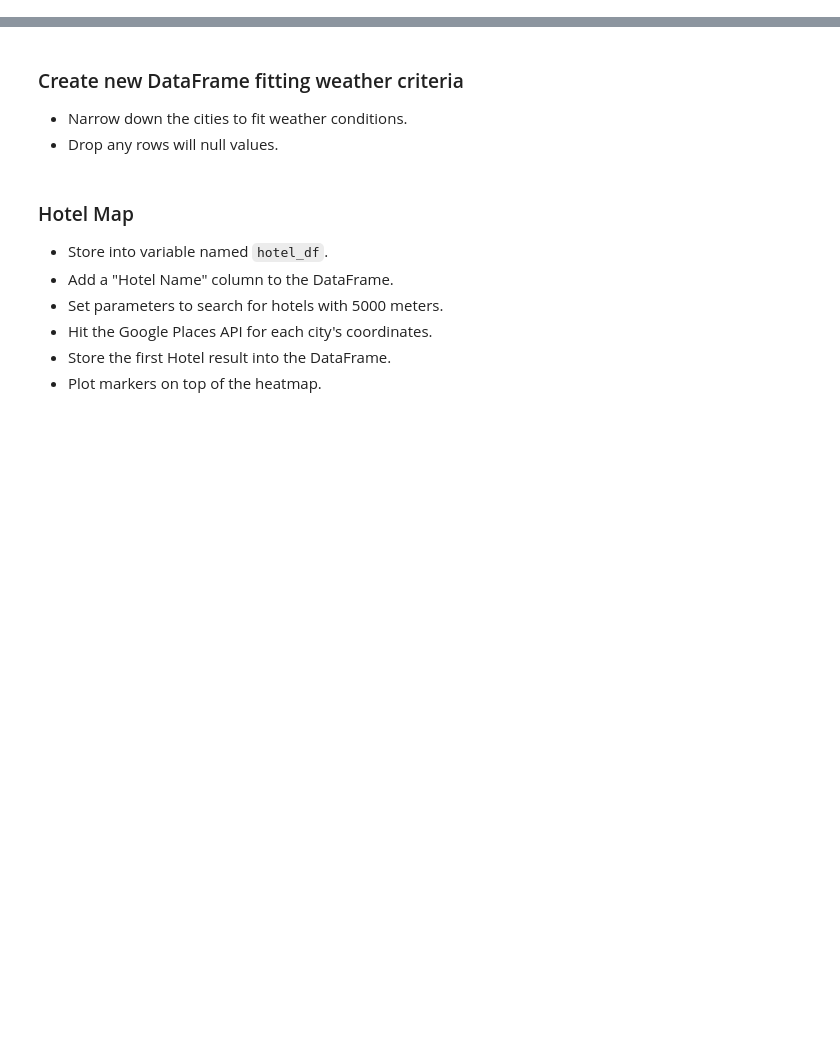
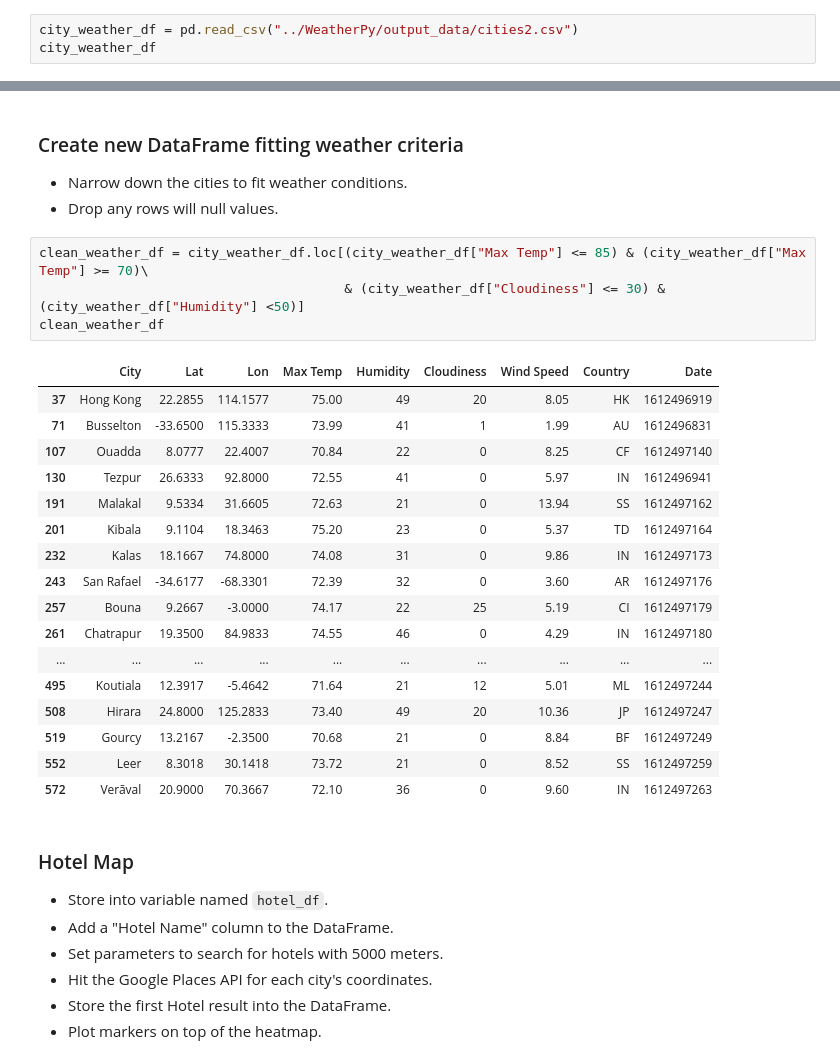
Before and after one commit to PatriceW2/Python-API-Challenge-, a Jupyter notebook: VacationPy/VacationPy.ipynb, the cells around one changed output, grey strips where cells are left out. Cells and saved outputs as stored; diff of their text form; blank space fills up the shorter version.

```diff
--- a/VacationPy/VacationPy.ipynb
+++ b/VacationPy/VacationPy.ipynb
@@ -20,3 +40,6 @@ from config import g_key
 # %% [markdown]
 ### Store Part I results into DataFrame
 * Load the csv exported in Part I to a DataFrame
+# %%
+city_weather_df = pd.read_csv("../WeatherPy/output_data/cities2.csv")
+city_weather_df
@@ -29,6 +95,28 @@ from config import g_key
 ### Create new DataFrame fitting weather criteria
 * Narrow down the cities to fit weather conditions.
 * Drop any rows will null values.
+# %%
+clean_weather_df = city_weather_df.loc[(city_weather_df["Max Temp"] <= 85) & (city_weather_df["Max Temp"] >= 70)\
+                                       & (city_weather_df["Cloudiness"] <= 30) & (city_weather_df["Humidity"] <50)]
+clean_weather_df
+# %% [output]
+|  | City | Lat | Lon | Max Temp | Humidity | Cloudiness | Wind Speed | Country | Date |
+| 37 | Hong Kong | 22.2855 | 114.1577 | 75.00 | 49 | 20 | 8.05 | HK | 1612496919 |
+| 71 | Busselton | -33.6500 | 115.3333 | 73.99 | 41 | 1 | 1.99 | AU | 1612496831 |
+| 107 | Ouadda | 8.0777 | 22.4007 | 70.84 | 22 | 0 | 8.25 | CF | 1612497140 |
+| 130 | Tezpur | 26.6333 | 92.8000 | 72.55 | 41 | 0 | 5.97 | IN | 1612496941 |
+| 191 | Malakal | 9.5334 | 31.6605 | 72.63 | 21 | 0 | 13.94 | SS | 1612497162 |
+| 201 | Kibala | 9.1104 | 18.3463 | 75.20 | 23 | 0 | 5.37 | TD | 1612497164 |
+| 232 | Kalas | 18.1667 | 74.8000 | 74.08 | 31 | 0 | 9.86 | IN | 1612497173 |
+| 243 | San Rafael | -34.6177 | -68.3301 | 72.39 | 32 | 0 | 3.60 | AR | 1612497176 |
+| 257 | Bouna | 9.2667 | -3.0000 | 74.17 | 22 | 25 | 5.19 | CI | 1612497179 |
+| 261 | Chatrapur | 19.3500 | 84.9833 | 74.55 | 46 | 0 | 4.29 | IN | 1612497180 |
+| ... | ... | ... | ... | ... | ... | ... | ... | ... | ... |
+| 495 | Koutiala | 12.3917 | -5.4642 | 71.64 | 21 | 12 | 5.01 | ML | 1612497244 |
+| 508 | Hirara | 24.8000 | 125.2833 | 73.40 | 49 | 20 | 10.36 | JP | 1612497247 |
+| 519 | Gourcy | 13.2167 | -2.3500 | 70.68 | 21 | 0 | 8.84 | BF | 1612497249 |
+| 552 | Leer | 8.3018 | 30.1418 | 73.72 | 21 | 0 | 8.52 | SS | 1612497259 |
+| 572 | Verāval | 20.9000 | 70.3667 | 72.10 | 36 | 0 | 9.60 | IN | 1612497263 |
 # %% [markdown]
 ### Hotel Map
 * Store into variable named `hotel_df`.
```
Also changed, not shown: parts of 5 cells of this notebook, 1 other file.
